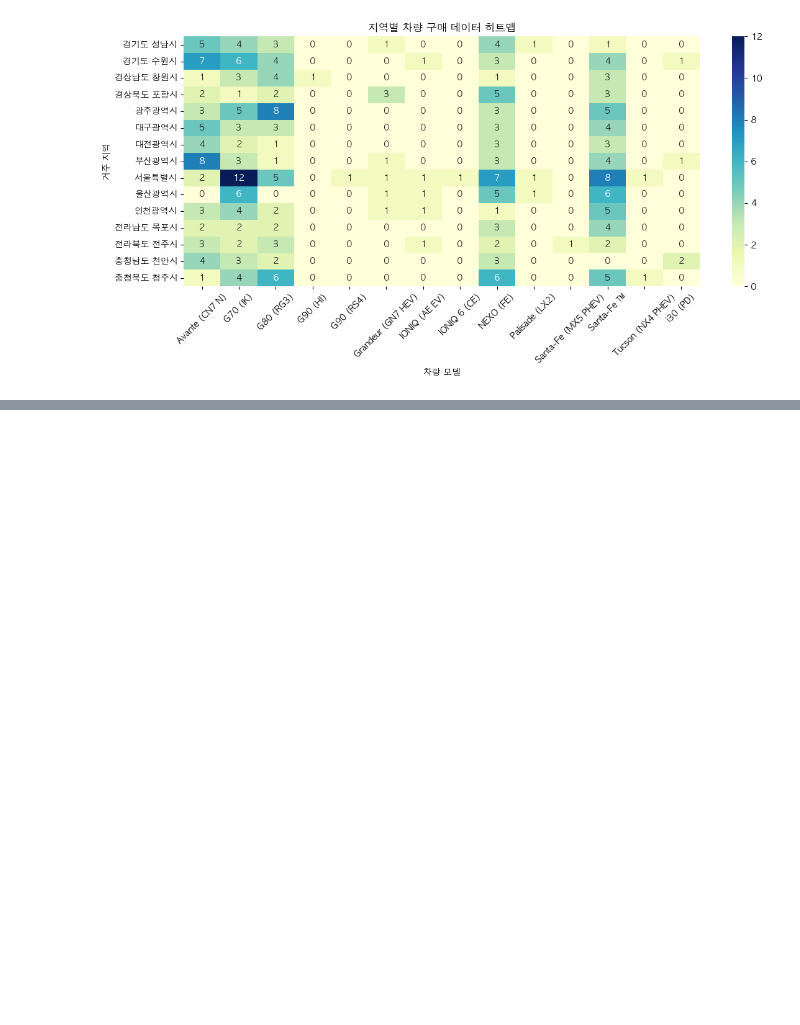
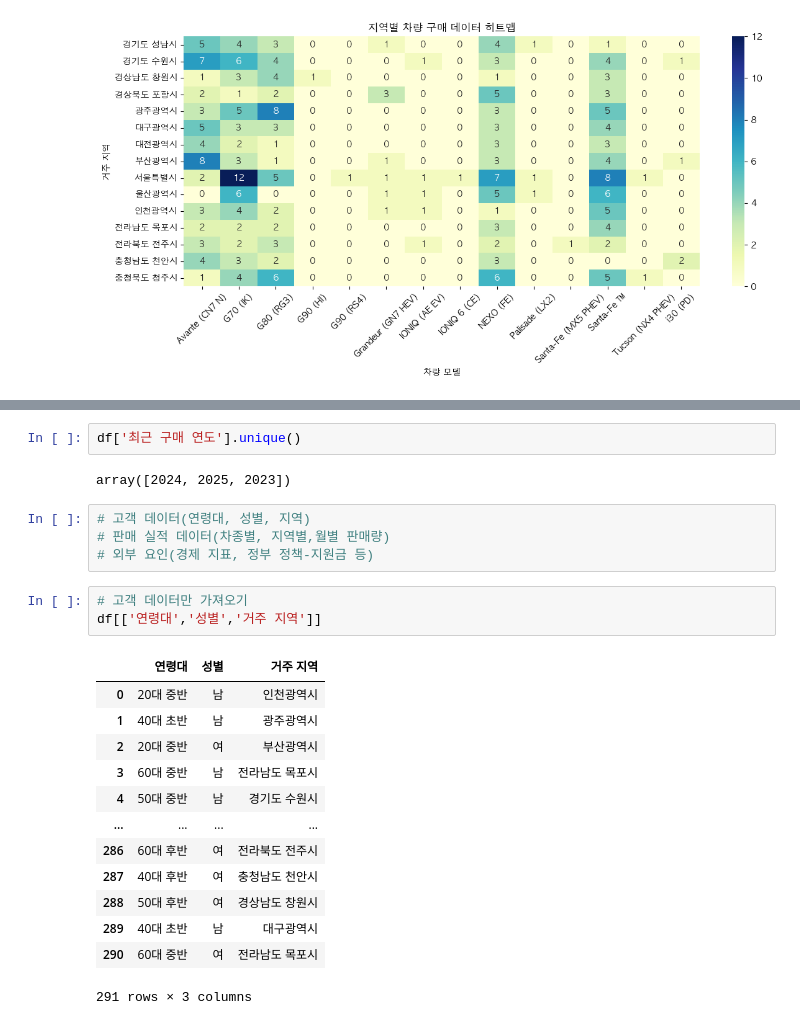
Before and after one commit to CodeWorks-hi/hyundai-crm-platform, a Jupyter notebook: jupyter/customer.ipynb, the cells around one changed output, grey strips where cells are left out. Cells and saved outputs as stored; diff of their text form; blank space fills up the shorter version.

```diff
--- a/jupyter/customer.ipynb
+++ b/jupyter/customer.ipynb
@@ -522,0 +537,25 @@ plt.show()
+# %%
+df['최근 구매 연도'].unique()
+# %% [output]
+array([2024, 2025, 2023])
+# %%
+# 고객 데이터(연령대, 성별, 지역)
+# 판매 실적 데이터(차종별, 지역별,월별 판매량)
+# 외부 요인(경제 지표, 정부 정책-지원금 등)
+# %%
+# 고객 데이터만 가져오기
+df[['연령대','성별','거주 지역']]
+# %% [output]
+|  | 연령대 | 성별 | 거주 지역 |
+| 0 | 20대 중반 | 남 | 인천광역시 |
+| 1 | 40대 초반 | 남 | 광주광역시 |
+| 2 | 20대 중반 | 여 | 부산광역시 |
+| 3 | 60대 중반 | 남 | 전라남도 목포시 |
+| 4 | 50대 중반 | 남 | 경기도 수원시 |
+| ... | ... | ... | ... |
+| 286 | 60대 후반 | 여 | 전라북도 전주시 |
+| 287 | 40대 후반 | 여 | 충청남도 천안시 |
+| 288 | 50대 후반 | 여 | 경상남도 창원시 |
+| 289 | 40대 초반 | 남 | 대구광역시 |
+| 290 | 60대 중반 | 여 | 전라남도 목포시 |
+291 rows × 3 columns
```
Also changed, not shown: parts of 3 cells of this notebook, 33 other files.
